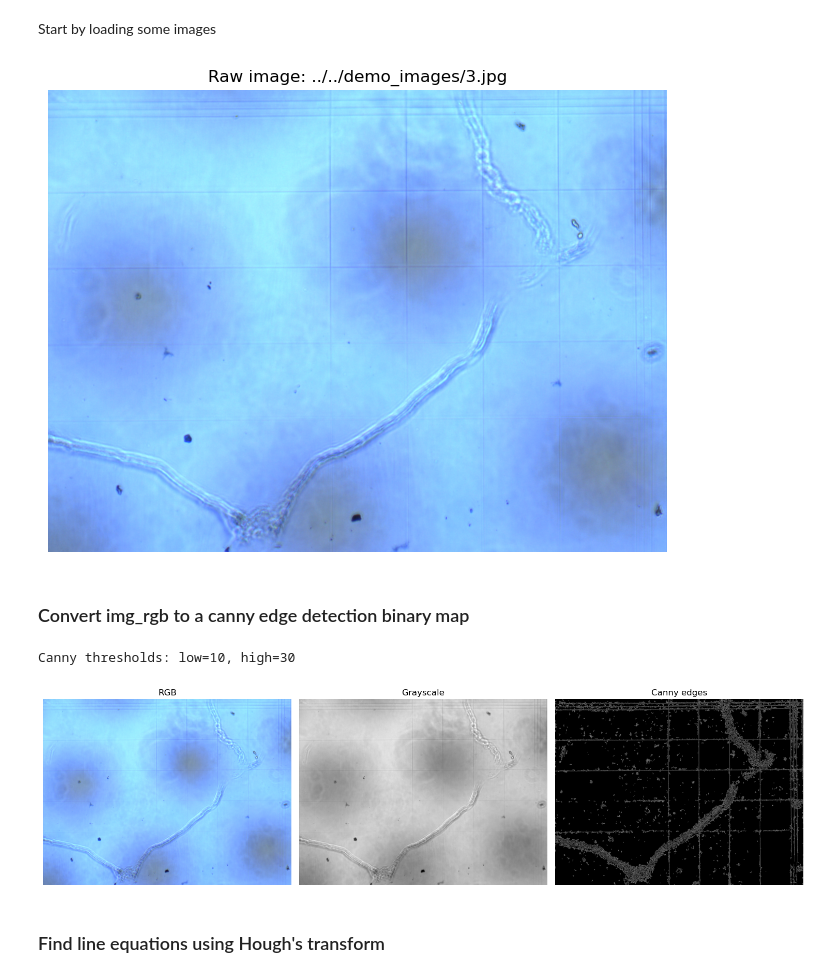
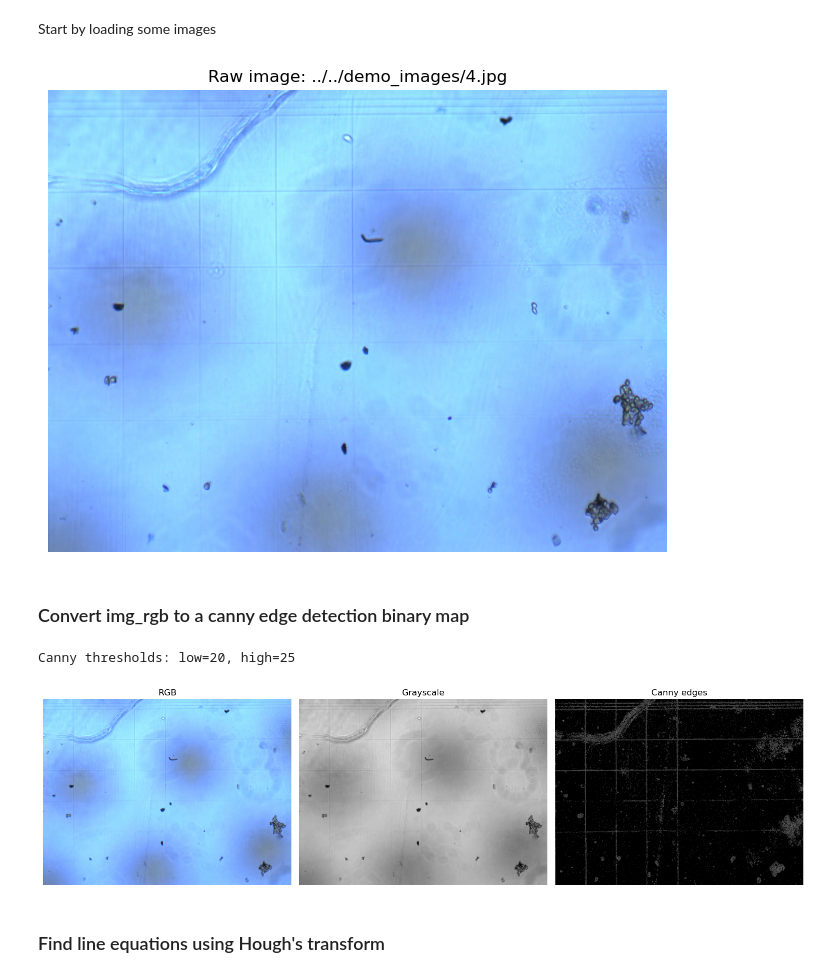
Before and after one commit to Twaal/lowkey-vision, a Jupyter notebook: experiments/grid_detection/grid_detection.ipynb, the cells around one changed output. Drawn from its saved outputs; the diff is of its cells as text; code cells hidden in the pictures.

```diff
--- a/experiments/grid_detection/grid_detection.ipynb
+++ b/experiments/grid_detection/grid_detection.ipynb
@@ -9,7 +9,7 @@ from pathlib import Path
 
 # Try a few likely locations (works whether the notebook is run from repo root or from this folder)
 candidate_paths = [
-    Path("../../demo_images/3.jpg"),
+    Path("../../demo_images/4.jpg"),
 ]
 image_path = next((p for p in candidate_paths if p.exists()), None)
 if image_path is None:
@@ -33,40 +33,40 @@ plt.title(f"Raw image: {image_path}")
 plt.axis("off")
 plt.show()
 # %% [output]
-[figure, old version]
+[figure, new version]
 # %% [markdown]
 ### Convert img_rgb to a canny edge detection binary map
 # %%
 # Convert img_rgb to a Canny edge detection binary map (fixed thresholds for Hough grid lines)
 img_gray = cv2.cvtColor(img_rgb, cv2.COLOR_RGB2GRAY)
 
 # Fixed Canny thresholds (tuned for grid lines; adjust if needed)
-canny_low = 10
-canny_high = 30
+canny_low = 20
+canny_high = 25
 edges = cv2.Canny(img_gray, canny_low, canny_high, apertureSize=3, L2gradient=True)
 
 print(f"Canny thresholds: low={canny_low}, high={canny_high}")
 
 # Display RGB, grayscale (preprocessed), and edges in a matrix
 fig, axes = plt.subplots(1, 3, figsize=(15, 5))
 
 axes[0].imshow(img_rgb)
 axes[0].set_title("RGB")
 axes[0].axis("off")
 
 axes[1].imshow(img_gray, cmap="gray")
 axes[1].set_title("Grayscale")
 axes[1].axis("off")
 
 axes[2].imshow(edges, cmap="gray")
 axes[2].set_title("Canny edges")
 axes[2].axis("off")
 
 plt.tight_layout()
 plt.show()
 # %% [output]
-Canny thresholds: low=10, high=30
+Canny thresholds: low=20, high=25
-[figure, old version]
+[figure, new version]
 # %% [markdown]
 ### Find line equations using Hough's transform
 # %%
```
Also changed, not shown: parts of 7 cells of this notebook.
